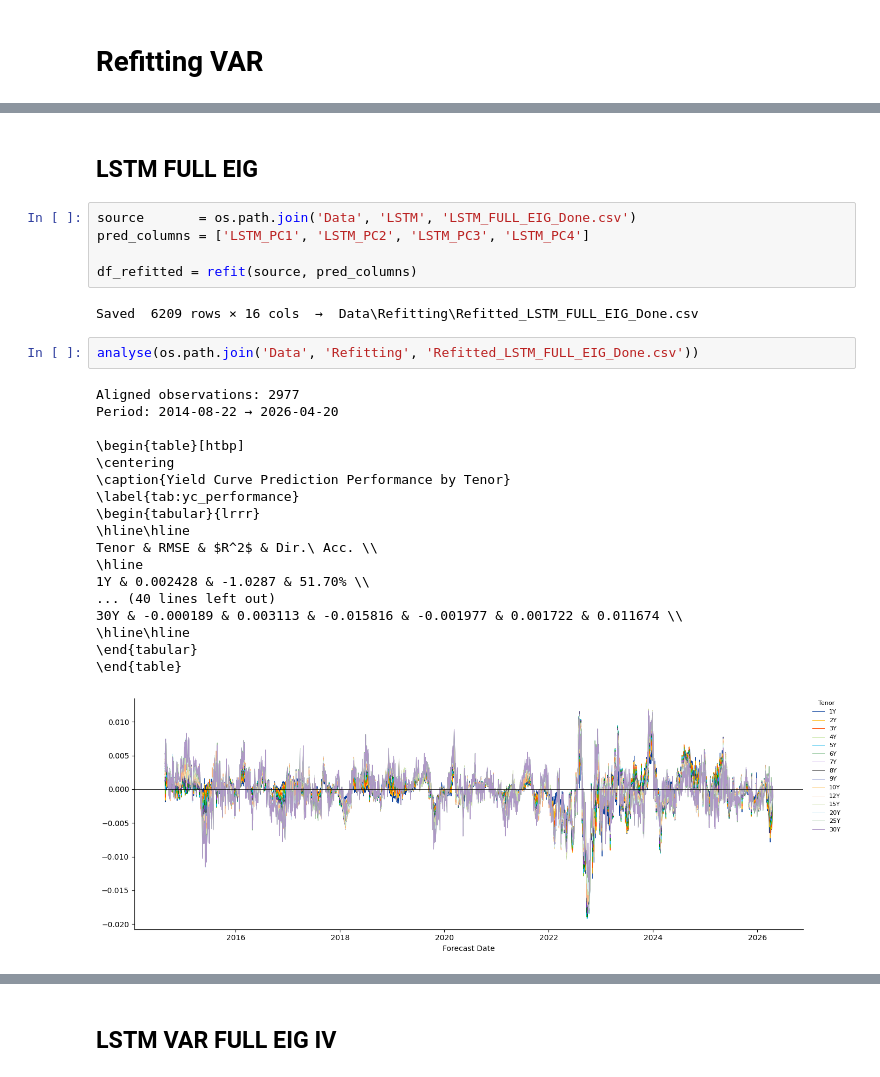
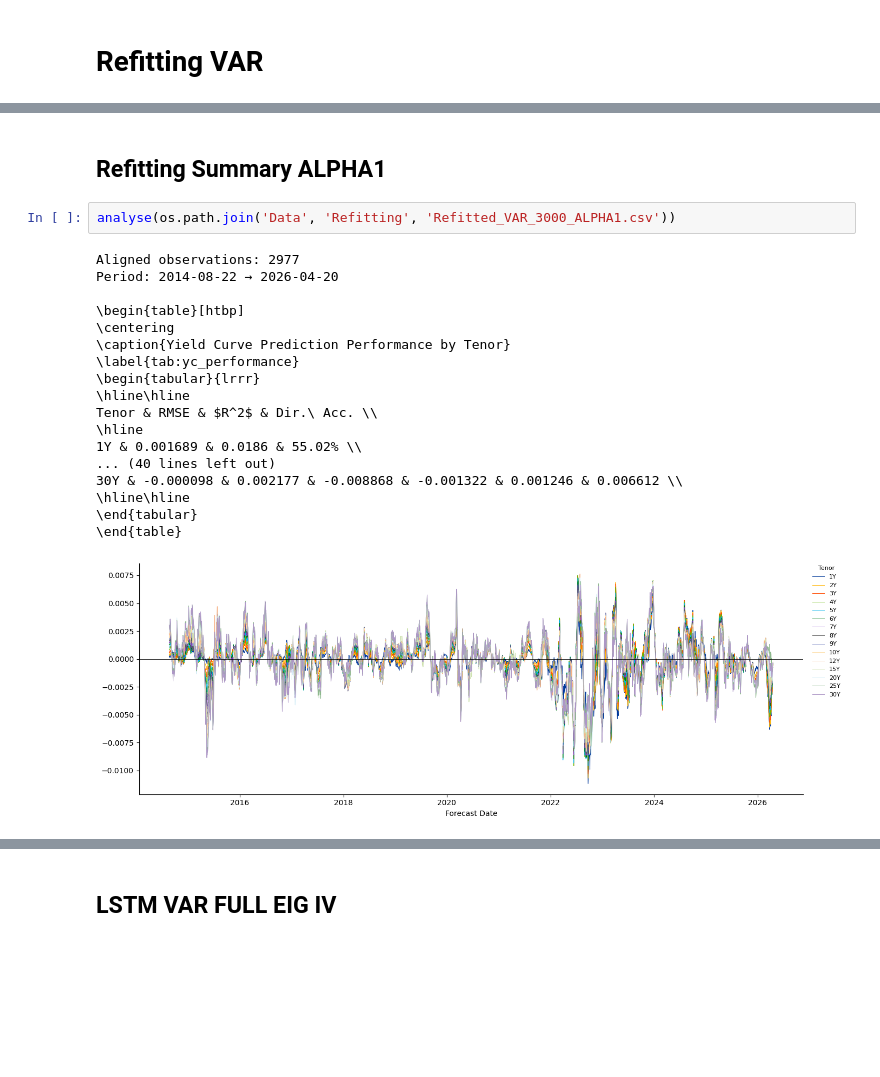
Before and after one commit to majwestenbrink-student/masters-thesis, a Jupyter notebook: refitting.ipynb, the cells around one changed output, grey strips where cells are left out. Drawn from its saved outputs; the diff is of its cells as text; blank space fills up the shorter version.

```diff
--- a/refitting.ipynb
+++ b/refitting.ipynb
@@ -556,30 +1411,23 @@ Tenor & RMSE & $R^2$ & Dir.\ Acc. \\
-# %% [markdown]
-## LSTM FULL EIG
-# %%
-source       = os.path.join('Data', 'LSTM', 'LSTM_FULL_EIG_Done.csv')
-pred_columns = ['LSTM_PC1', 'LSTM_PC2', 'LSTM_PC3', 'LSTM_PC4']
-
-df_refitted = refit(source, pred_columns)
-# %% [output]
-Saved  6209 rows × 16 cols  →  Data\Refitting\Refitted_LSTM_FULL_EIG_Done.csv
-# %%
-analyse(os.path.join('Data', 'Refitting', 'Refitted_LSTM_FULL_EIG_Done.csv'))
-# %% [output]
-Aligned observations: 2977
-Period: 2014-08-22 → 2026-04-20
-
-\begin{table}[htbp]
-\centering
-\caption{Yield Curve Prediction Performance by Tenor}
-\label{tab:yc_performance}
-\begin{tabular}{lrrr}
-\hline\hline
-Tenor & RMSE & $R^2$ & Dir.\ Acc. \\
-\hline
-1Y & 0.002428 & -1.0287 & 51.70% \\
-... (40 lines left out)
-30Y & -0.000189 & 0.003113 & -0.015816 & -0.001977 & 0.001722 & 0.011674 \\
-\hline\hline
-\end{tabular}
-\end{table}
-[figure, removed]
+# %% [markdown]
+## Refitting Summary ALPHA1
+# %%
+analyse(os.path.join('Data', 'Refitting', 'Refitted_VAR_3000_ALPHA1.csv'))
+# %% [output]
+Aligned observations: 2977
+Period: 2014-08-22 → 2026-04-20
+
+\begin{table}[htbp]
+\centering
+\caption{Yield Curve Prediction Performance by Tenor}
+\label{tab:yc_performance}
+\begin{tabular}{lrrr}
+\hline\hline
+Tenor & RMSE & $R^2$ & Dir.\ Acc. \\
+\hline
+1Y & 0.001689 & 0.0186 & 55.02% \\
+... (40 lines left out)
+30Y & -0.000098 & 0.002177 & -0.008868 & -0.001322 & 0.001246 & 0.006612 \\
+\hline\hline
+\end{tabular}
+\end{table}
+[figure, added]
```
Also changed, not shown: parts of 35 cells of this notebook, 34 other files.
